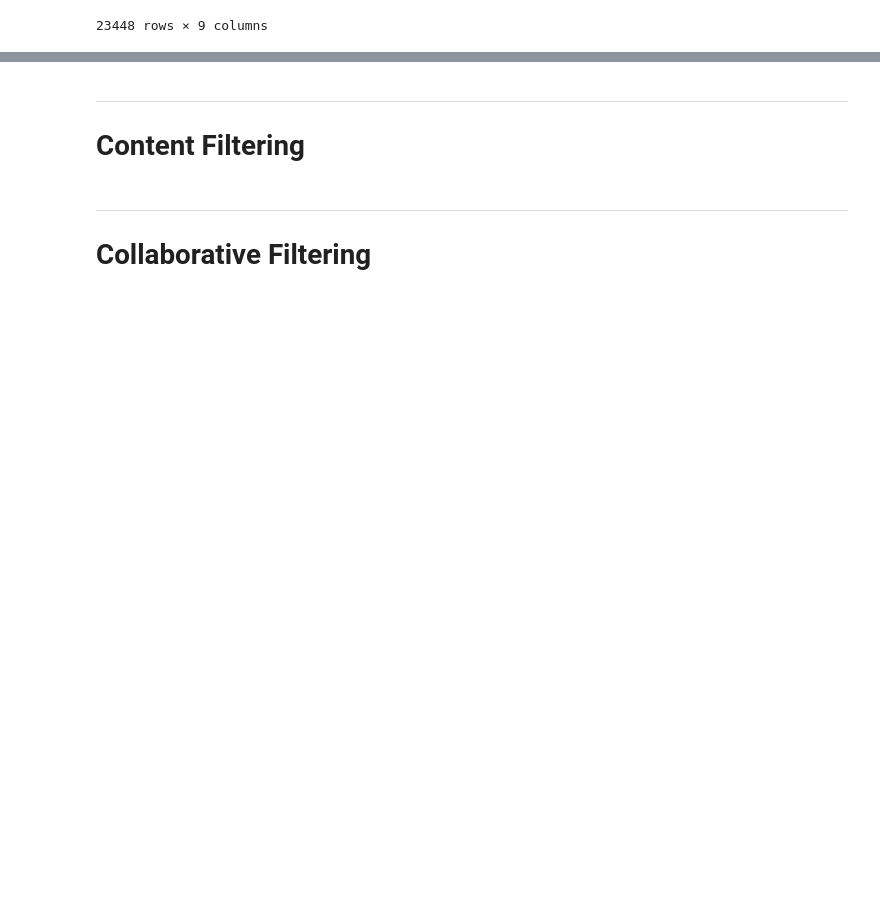
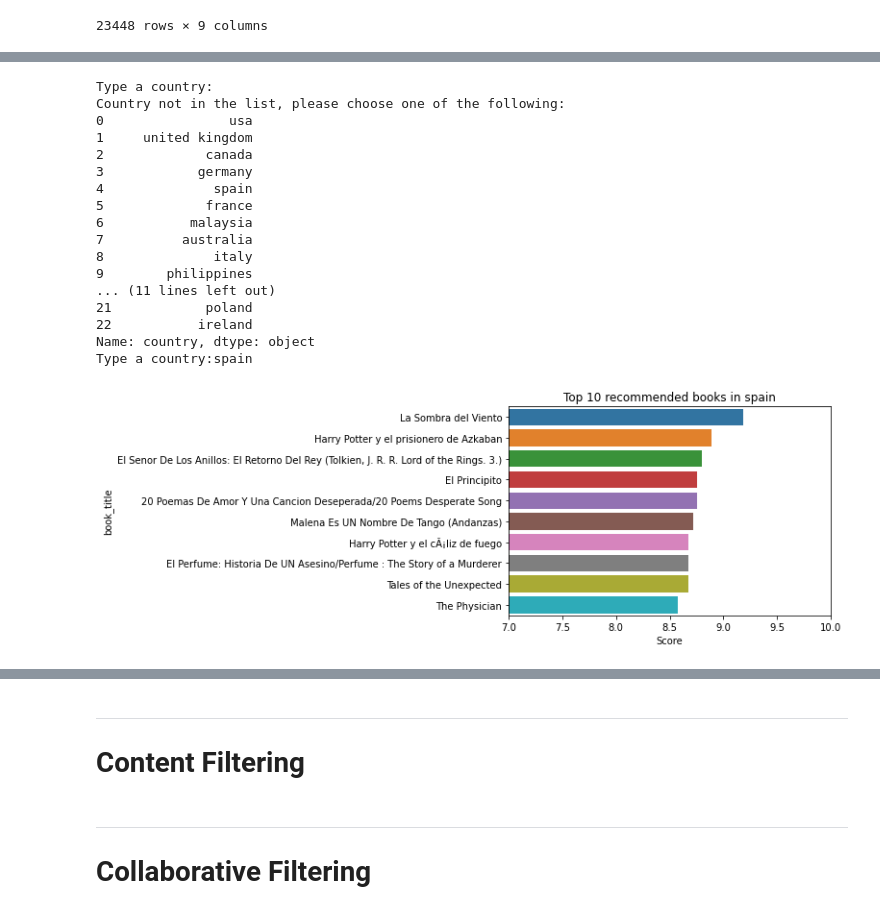
Before and after one commit to marinaepitropaki/BookRecommendationSystem, a Jupyter notebook: BookRecommendationSystem.ipynb, the cells around one changed output, grey strips where cells are left out. Cells and saved outputs as stored; diff of their text form; code cells hidden in the pictures; blank space fills up the shorter version.

```diff
--- a/BookRecommendationSystem.ipynb
+++ b/BookRecommendationSystem.ipynb
@@ -298,0 +308,18 @@ hist = df_rating_bycountry.hist(column='Score', by='country',bins=20, figsize=(2
+# %%
+country_array= df_rating_bycountry["country"].drop_duplicates()
+country_array= country_counts.reset_index(drop=True)
+country_list= list(country_array)
+country_list
+# %%
+def suggest_top_10_books_by_country(country_from_user):
+    if country_from_user in country_list:
+        choose_country_df = df_rating_bycountry[df_rating_bycountry["country"] == country_from_user]
+        choose_country_df =choose_country_df.sort_values('Score', ascending=False)
+        top_10= choose_country_df.head(10)
+        sb.barplot(x = "Score", y = "book_title", data = top_10).set(title = f"Top 10 recommended books in {country_from_user}", xlim=(7,10))
+
+    else:
+        print(f'Country not in the list, please choose one of the following:\n{country_array}')
+        country_from_user = input('Type a country:')
+        suggest_top_10_books_by_country(country_from_user)
+    return
@@ -298,0 +331,22 @@ hist = df_rating_bycountry.hist(column='Score', by='country',bins=20, figsize=(2
+# %%
+country_from_user = input('Type a country:')
+suggest_top_10_books_by_country(country_from_user)
+# %% [output]
+Type a country:
+Country not in the list, please choose one of the following:
+0                usa
+1     united kingdom
+2             canada
+3            germany
+4              spain
+5             france
+6           malaysia
+7          australia
+8              italy
+9        philippines
+... (11 lines left out)
+21            poland
+22           ireland
+Name: country, dtype: object
+Type a country:spain
+[figure, added]
```
Also changed, not shown: parts of 11 cells of this notebook.
